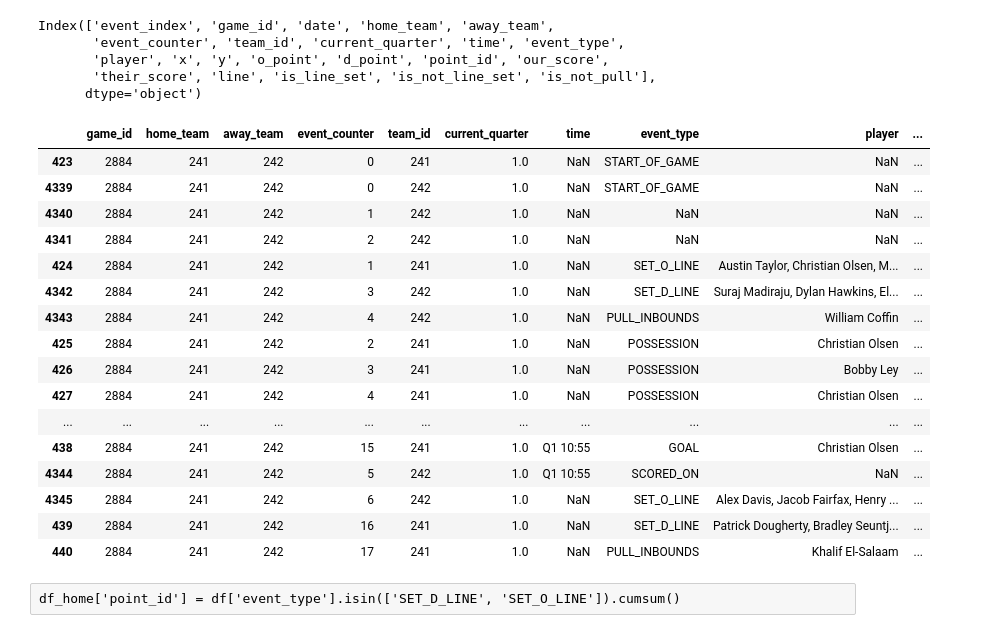
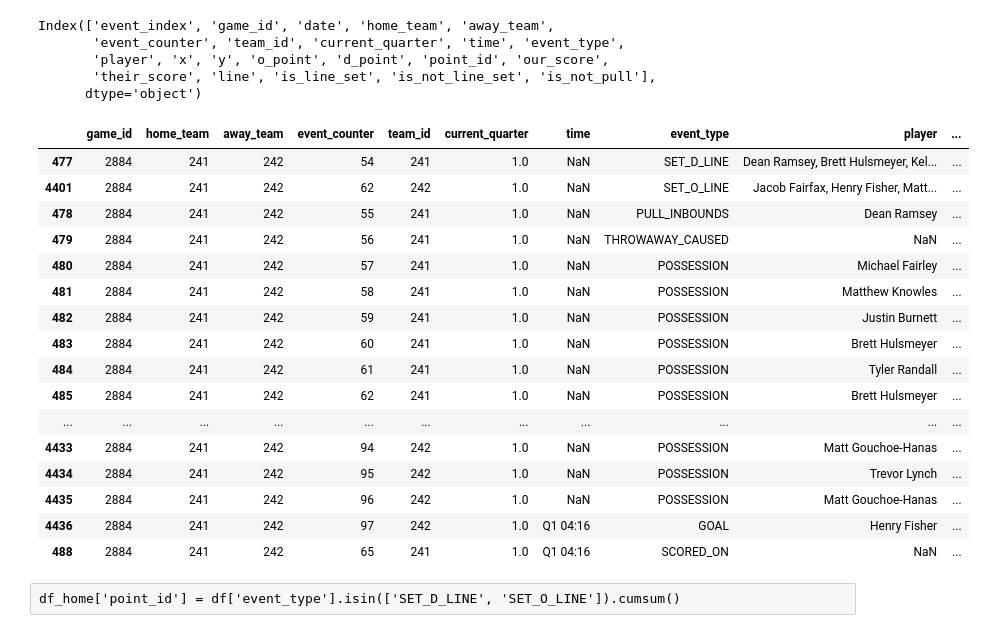
Before and after one commit to JaySCarter/audl_api, a Jupyter notebook: FlyersAnalysisTests-Copy1.ipynb, the cells around one changed output. Drawn from its saved outputs; the diff is of its cells as text; code cells hidden in the pictures.

```diff
--- a/FlyersAnalysisTests-Copy1.ipynb
+++ b/FlyersAnalysisTests-Copy1.ipynb
@@ -133,30 +133,34 @@ df.sort_values(['game_id', 'point_id', 'event_counter', 'team_id']).head(25)
 df['is_not_line_set'] = np.where(df['event_type'].isin(['SET_O_LINE', 'SET_D_LINE']), 0, 1)
 df['is_not_pull'] = np.where(df['event_type'].isin(['PULL_INBOUNDS', 'PULL_OUT_OF_BOUNDS']), 0, 1)
 df['is_score'] = np.where(df['event_type'].isin(['SCORED_ON']), 1, 0)
-sort_order_test = ['game_id', 'point_id', 'is_not_line_set', 'is_not_pull', 'is_score', 'event_counter']
+df['is_not_turnover'] = np.where(df['event_type'].isin(turnovers), 0, 1)
+sort_order_test = ['game_id', 'point_id', 'is_not_line_set', 'is_not_pull', 'is_score', 'event_counter', 'd_point']
 sort_test_columns = ['game_id', 'home_team', 'away_team', 'event_counter', 'team_id', 'current_quarter',
                      'time', 'event_type', 'player', 'x', 'y']
 drop_these = ['event_index', 'date', 'is_line_set', 'is_not_line_set', 'is_not_pull', 'is_not_score', 'is_score']
 sort_test_columns = [x for x in df.columns if x not in drop_these]
-df.sort_values(sort_order_test).loc[:, sort_test_columns].head(25)
-# %% [output]
-|  | game_id | home_team | away_team | event_counter | team_id | current_quarter | time | event_type | player | ... |
-| 423 | 2884 | 241 | 242 | 0 | 241 | 1.0 | NaN | START_OF_GAME | NaN | ... |
-| 4339 | 2884 | 241 | 242 | 0 | 242 | 1.0 | NaN | START_OF_GAME | NaN | ... |
-| 4340 | 2884 | 241 | 242 | 1 | 242 | 1.0 | NaN | NaN | NaN | ... |
-| 4341 | 2884 | 241 | 242 | 2 | 242 | 1.0 | NaN | NaN | NaN | ... |
-| 424 | 2884 | 241 | 242 | 1 | 241 | 1.0 | NaN | SET_O_LINE | Austin Taylor, Christian Olsen, M... | ... |
-| 4342 | 2884 | 241 | 242 | 3 | 242 | 1.0 | NaN | SET_D_LINE | Suraj Madiraju, Dylan Hawkins, El... | ... |
-| 4343 | 2884 | 241 | 242 | 4 | 242 | 1.0 | NaN | PULL_INBOUNDS | William Coffin | ... |
-| 425 | 2884 | 241 | 242 | 2 | 241 | 1.0 | NaN | POSSESSION | Christian Olsen | ... |
-| 426 | 2884 | 241 | 242 | 3 | 241 | 1.0 | NaN | POSSESSION | Bobby Ley | ... |
-| 427 | 2884 | 241 | 242 | 4 | 241 | 1.0 | NaN | POSSESSION | Christian Olsen | ... |
-| ... | ... | ... | ... | ... | ... | ... | ... | ... | ... | ... |
-| 438 | 2884 | 241 | 242 | 15 | 241 | 1.0 | Q1 10:55 | GOAL | Christian Olsen | ... |
-| 4344 | 2884 | 241 | 242 | 5 | 242 | 1.0 | Q1 10:55 | SCORED_ON | NaN | ... |
-| 4345 | 2884 | 241 | 242 | 6 | 242 | 1.0 | NaN | SET_O_LINE | Alex Davis, Jacob Fairfax, Henry ... | ... |
-| 439 | 2884 | 241 | 242 | 16 | 241 | 1.0 | NaN | SET_D_LINE | Patrick Dougherty, Bradley Seuntj... | ... |
-| 440 | 2884 | 241 | 242 | 17 | 241 | 1.0 | NaN | PULL_INBOUNDS | Khalif El-Salaam | ... |
+# %%
+point = 8
+game = 2884
+df.sort_values(sort_order_test).loc[(df['point_id'] == point) & (df['game_id'] == game), sort_test_columns]
+# %% [output]
+|  | game_id | home_team | away_team | event_counter | team_id | current_quarter | time | event_type | player | ... |
+| 477 | 2884 | 241 | 242 | 54 | 241 | 1.0 | NaN | SET_D_LINE | Dean Ramsey, Brett Hulsmeyer, Kel... | ... |
+| 4401 | 2884 | 241 | 242 | 62 | 242 | 1.0 | NaN | SET_O_LINE | Jacob Fairfax, Henry Fisher, Matt... | ... |
+| 478 | 2884 | 241 | 242 | 55 | 241 | 1.0 | NaN | PULL_INBOUNDS | Dean Ramsey | ... |
+| 479 | 2884 | 241 | 242 | 56 | 241 | 1.0 | NaN | THROWAWAY_CAUSED | NaN | ... |
+| 480 | 2884 | 241 | 242 | 57 | 241 | 1.0 | NaN | POSSESSION | Michael Fairley | ... |
+| 481 | 2884 | 241 | 242 | 58 | 241 | 1.0 | NaN | POSSESSION | Matthew Knowles | ... |
+| 482 | 2884 | 241 | 242 | 59 | 241 | 1.0 | NaN | POSSESSION | Justin Burnett | ... |
+| 483 | 2884 | 241 | 242 | 60 | 241 | 1.0 | NaN | POSSESSION | Brett Hulsmeyer | ... |
+| 484 | 2884 | 241 | 242 | 61 | 241 | 1.0 | NaN | POSSESSION | Tyler Randall | ... |
+| 485 | 2884 | 241 | 242 | 62 | 241 | 1.0 | NaN | POSSESSION | Brett Hulsmeyer | ... |
+| ... | ... | ... | ... | ... | ... | ... | ... | ... | ... | ... |
+| 4433 | 2884 | 241 | 242 | 94 | 242 | 1.0 | NaN | POSSESSION | Matt Gouchoe-Hanas | ... |
+| 4434 | 2884 | 241 | 242 | 95 | 242 | 1.0 | NaN | POSSESSION | Trevor Lynch | ... |
+| 4435 | 2884 | 241 | 242 | 96 | 242 | 1.0 | NaN | POSSESSION | Matt Gouchoe-Hanas | ... |
+| 4436 | 2884 | 241 | 242 | 97 | 242 | 1.0 | Q1 04:16 | GOAL | Henry Fisher | ... |
+| 488 | 2884 | 241 | 242 | 65 | 241 | 1.0 | Q1 04:16 | SCORED_ON | NaN | ... |
 # %% [raw]
 df_home['point_id'] = df['event_type'].isin(['SET_D_LINE', 'SET_O_LINE']).cumsum()
 # %%
```
